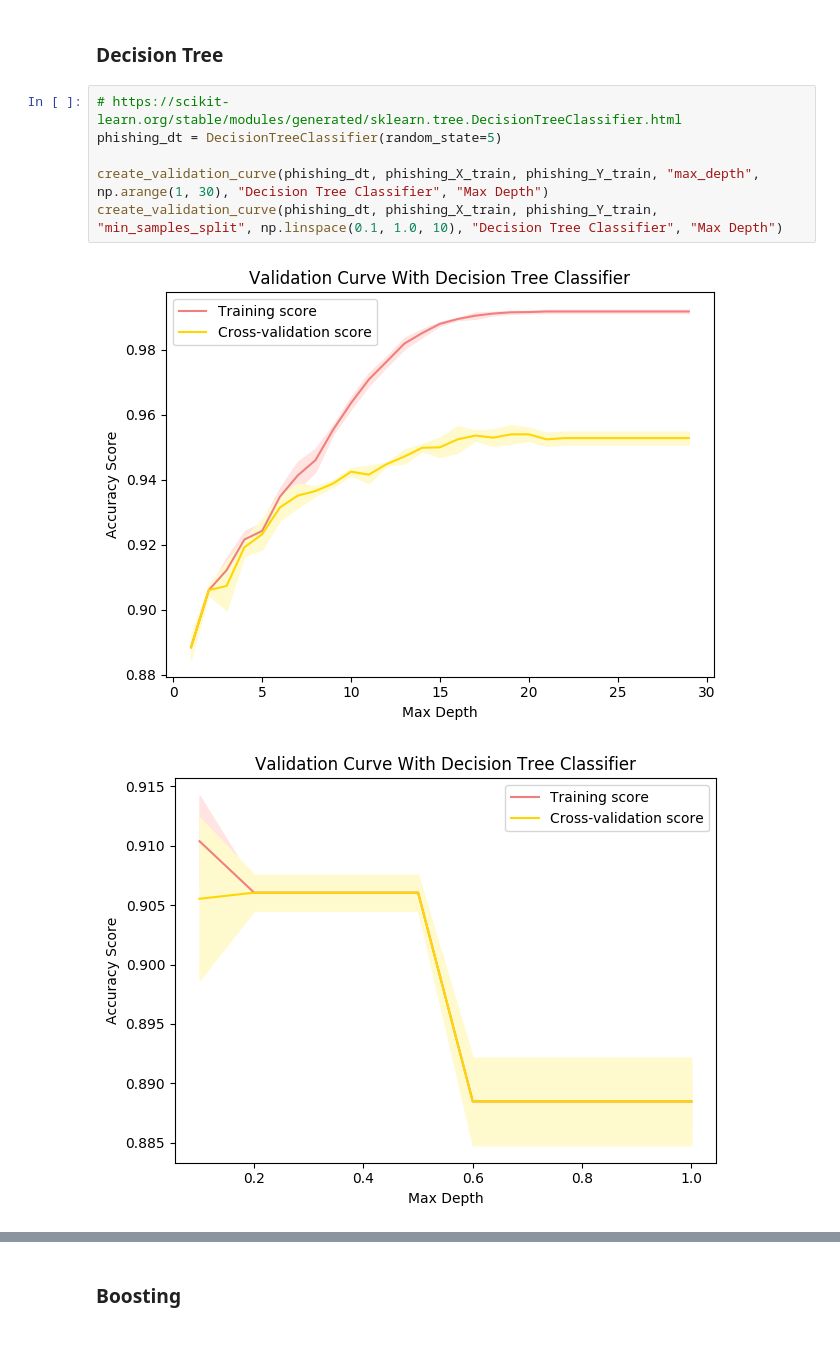
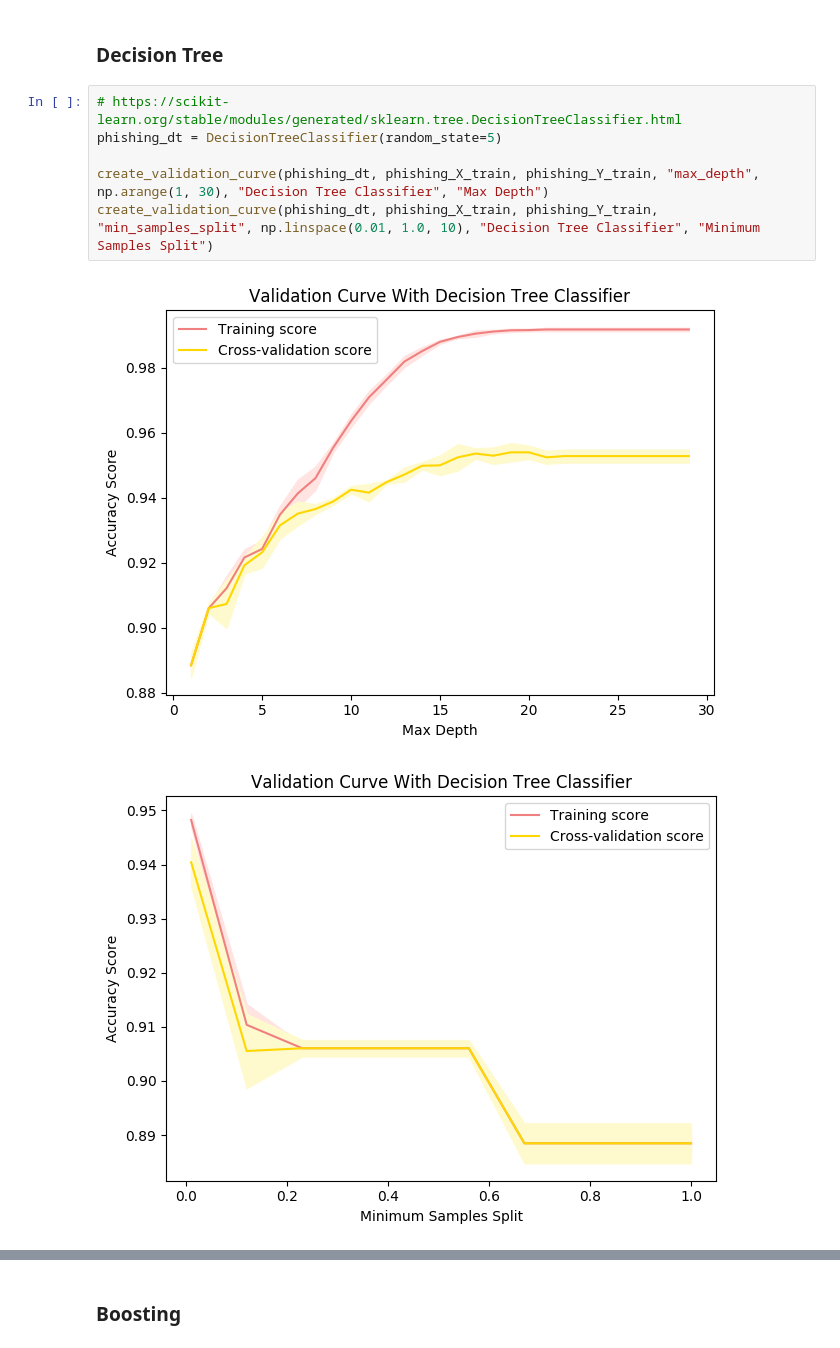
Before and after one commit to aashiamehta/MachineLearning, a Jupyter notebook: Project1/supervised_learning.ipynb, the cells around one changed output, grey strips where cells are left out. Saved outputs shown, nothing was run; the diff lists cells and outputs as text.

```diff
--- a/Project1/supervised_learning.ipynb
+++ b/Project1/supervised_learning.ipynb
@@ -143,10 +144,10 @@ def create_learning_curve(classifier, X, Y, title):
 # %%
 # https://scikit-learn.org/stable/modules/generated/sklearn.tree.DecisionTreeClassifier.html
 phishing_dt = DecisionTreeClassifier(random_state=5)
 
 create_validation_curve(phishing_dt, phishing_X_train, phishing_Y_train, "max_depth", np.arange(1, 30), "Decision Tree Classifier", "Max Depth")
-create_validation_curve(phishing_dt, phishing_X_train, phishing_Y_train, "min_samples_split", np.linspace(0.1, 1.0, 10), "Decision Tree Classifier", "Max Depth")
+create_validation_curve(phishing_dt, phishing_X_train, phishing_Y_train, "min_samples_split", np.linspace(0.01, 1.0, 10), "Decision Tree Classifier", "Minimum Samples Split")
 # %% [output]
 [figure]
-[figure, old version]
+[figure, new version]
 # %%
```
Also changed, not shown: parts of 12 cells of this notebook.
